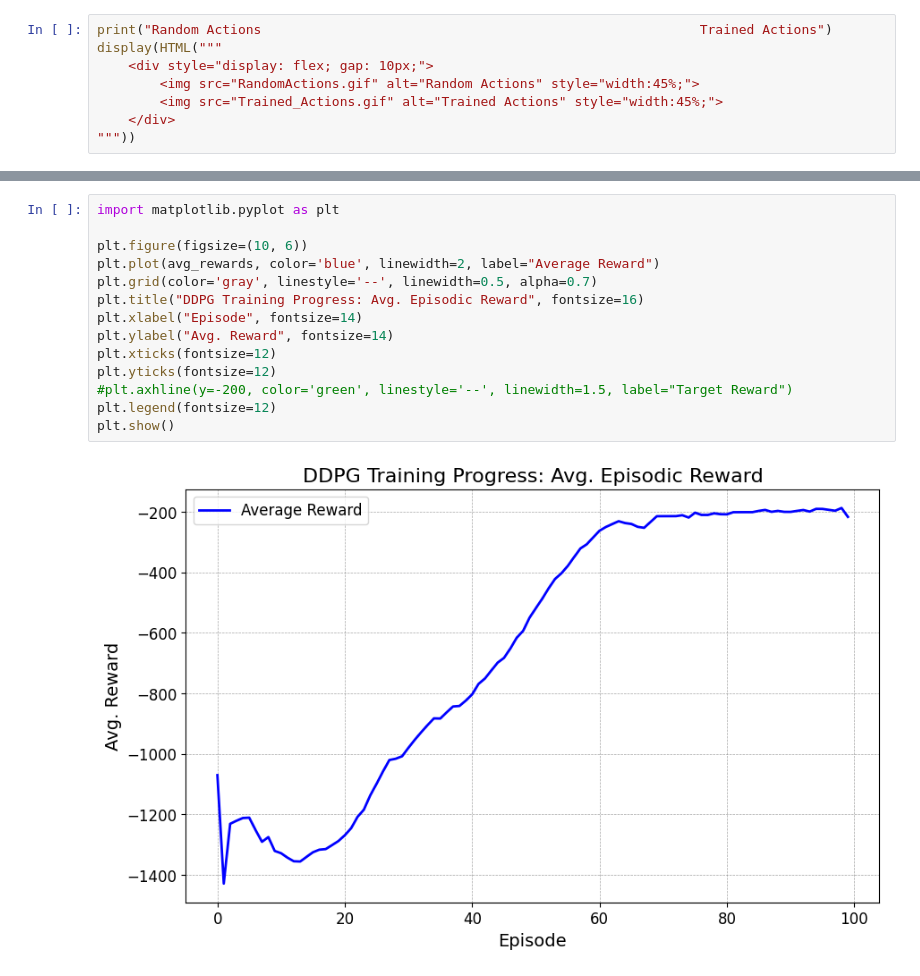
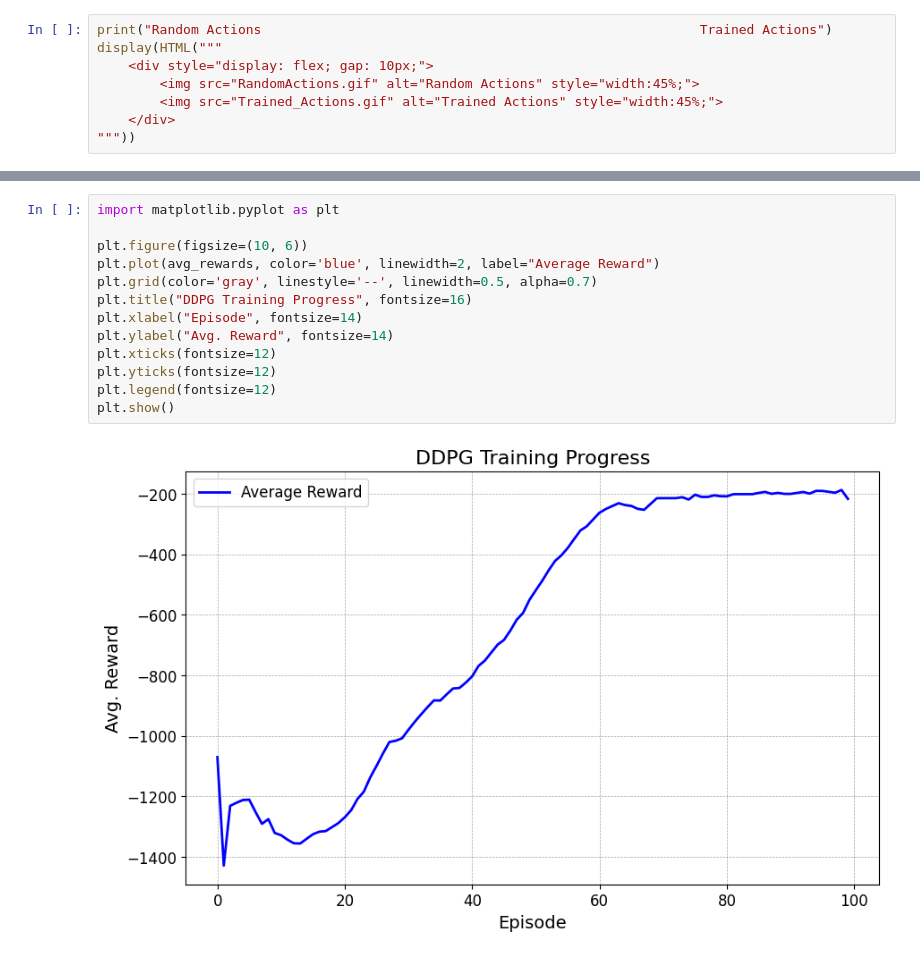
Before and after one commit to ftoralesacosta/JLab_Data-Scientist-II, a Jupyter notebook: Problem1_RL/Problem1_PendulumRL.ipynb, the cells around one changed output, grey strips where cells are left out. Saved outputs shown, nothing was run; the diff lists cells and outputs as text.

```diff
--- a/Problem1_RL/Problem1_PendulumRL.ipynb
+++ b/Problem1_RL/Problem1_PendulumRL.ipynb
@@ -202,16 +195,15 @@ plt.show()
 # %%
 import matplotlib.pyplot as plt
 
 plt.figure(figsize=(10, 6))
 plt.plot(avg_rewards, color='blue', linewidth=2, label="Average Reward")
 plt.grid(color='gray', linestyle='--', linewidth=0.5, alpha=0.7)
-plt.title("DDPG Training Progress: Avg. Episodic Reward", fontsize=16)
+plt.title("DDPG Training Progress", fontsize=16)
 plt.xlabel("Episode", fontsize=14)
 plt.ylabel("Avg. Reward", fontsize=14)
 plt.xticks(fontsize=12)
 plt.yticks(fontsize=12)
-#plt.axhline(y=-200, color='green', linestyle='--', linewidth=1.5, label="Target Reward")
 plt.legend(fontsize=12)
 plt.show()
 # %% [output]
-[figure, old version]
+[figure, new version]
```
Also changed, not shown: parts of 1 cell of this notebook.
